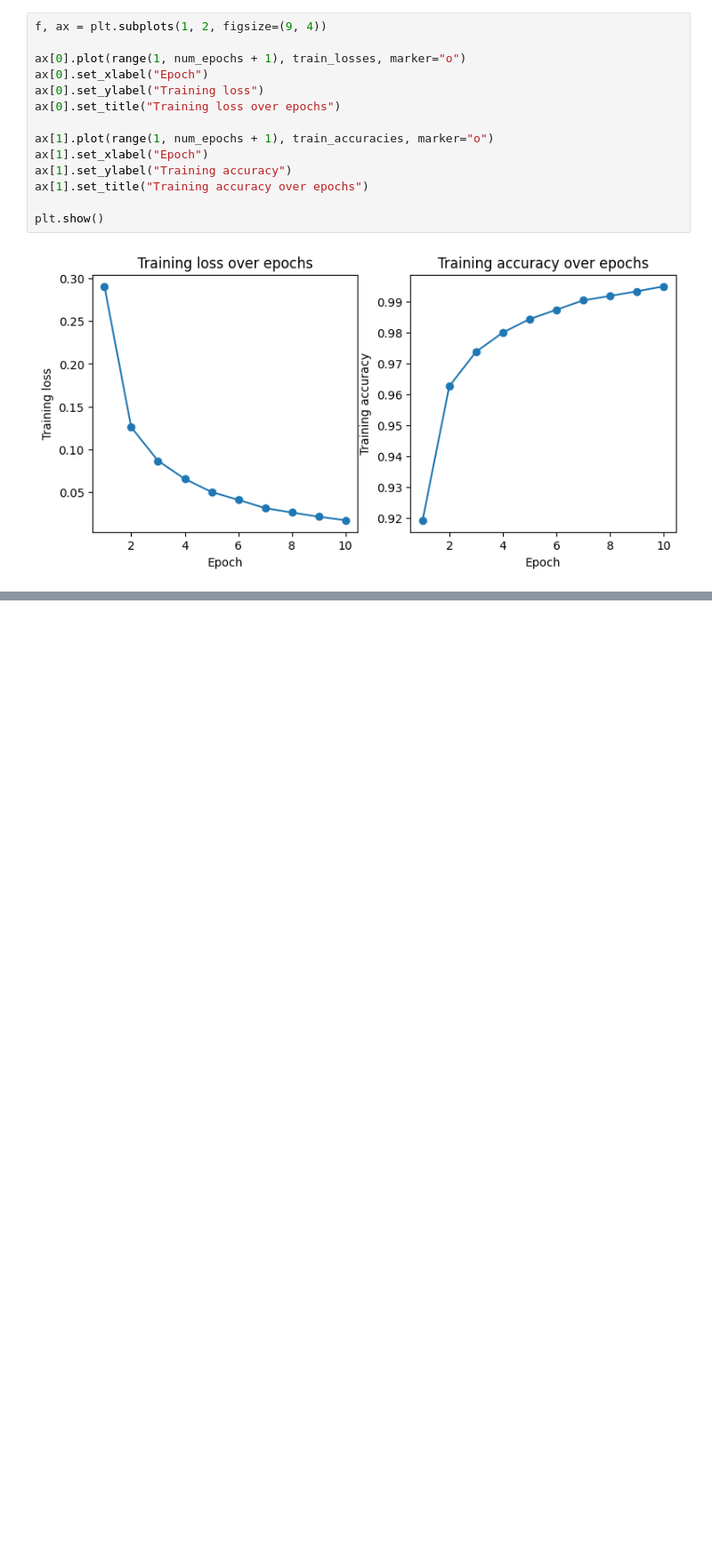
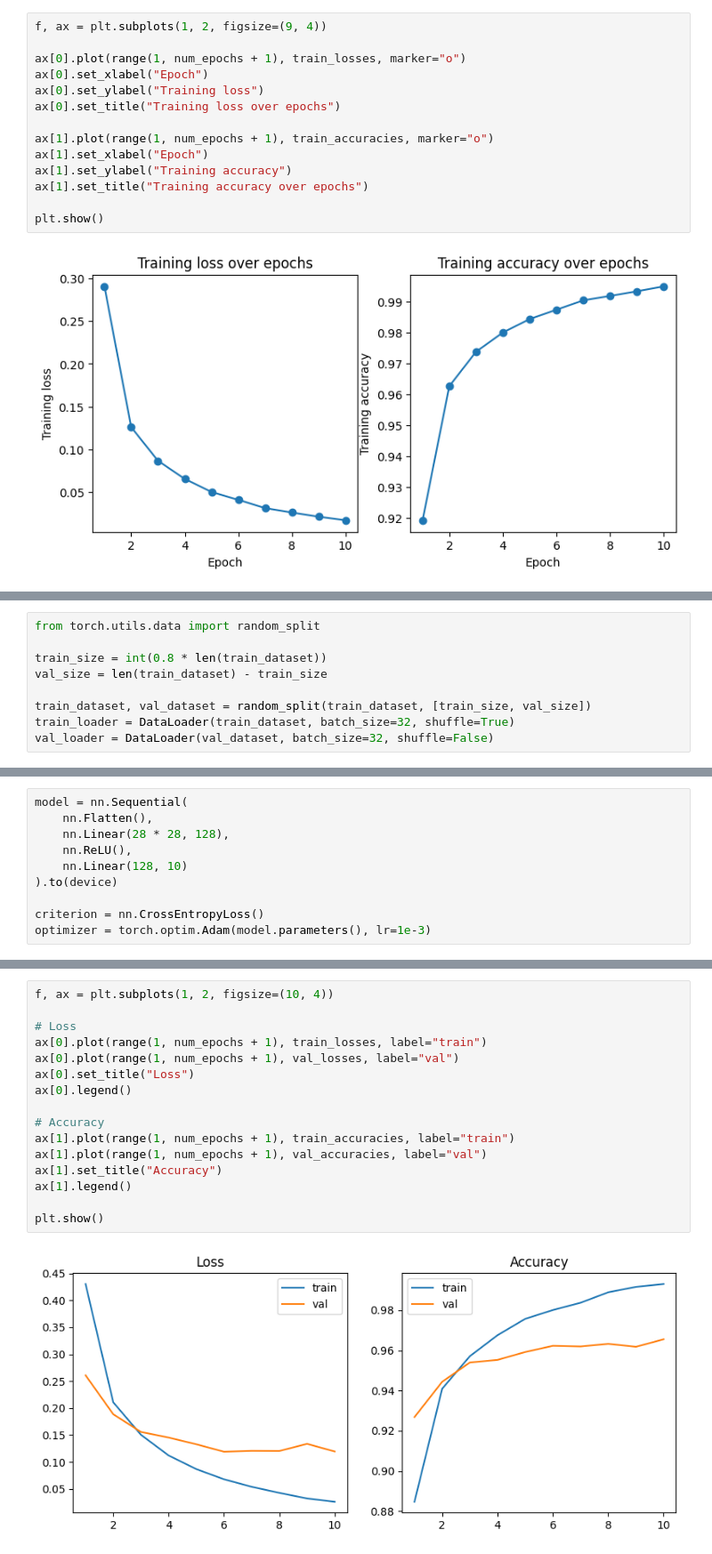
Before and after one commit to aadupuy/dl-fundamentals, a Jupyter notebook: mnist.ipynb, the cells around one changed output, grey strips where cells are left out. Shown at 89% size. Drawn from its saved outputs; the diff is of its cells as text; blank space fills up the shorter version.

Commit message:
added train/test split

```diff
--- a/mnist.ipynb
+++ b/mnist.ipynb
@@ -573,0 +576,9 @@ This confirms that:
+# %%
+from torch.utils.data import random_split
+
+train_size = int(0.8 * len(train_dataset))
+val_size = len(train_dataset) - train_size
+
+train_dataset, val_dataset = random_split(train_dataset, [train_size, val_size])
+train_loader = DataLoader(train_dataset, batch_size=32, shuffle=True)
+val_loader = DataLoader(val_dataset, batch_size=32, shuffle=False)
@@ -573,0 +603,10 @@ This confirms that:
+# %%
+model = nn.Sequential(
+    nn.Flatten(),
+    nn.Linear(28 * 28, 128),
+    nn.ReLU(),
+    nn.Linear(128, 10)
+).to(device)
+
+criterion = nn.CrossEntropyLoss()
+optimizer = torch.optim.Adam(model.parameters(), lr=1e-3)
@@ -573,0 +694,18 @@ This confirms that:
+# %%
+f, ax = plt.subplots(1, 2, figsize=(10, 4))
+
+# Loss
+ax[0].plot(range(1, num_epochs + 1), train_losses, label="train")
+ax[0].plot(range(1, num_epochs + 1), val_losses, label="val")
+ax[0].set_title("Loss")
+ax[0].legend()
+
+# Accuracy
+ax[1].plot(range(1, num_epochs + 1), train_accuracies, label="train")
+ax[1].plot(range(1, num_epochs + 1), val_accuracies, label="val")
+ax[1].set_title("Accuracy")
+ax[1].legend()
+
+plt.show()
+# %% [output]
+[figure, added]
```
Also changed, not shown: parts of 4 cells of this notebook.
